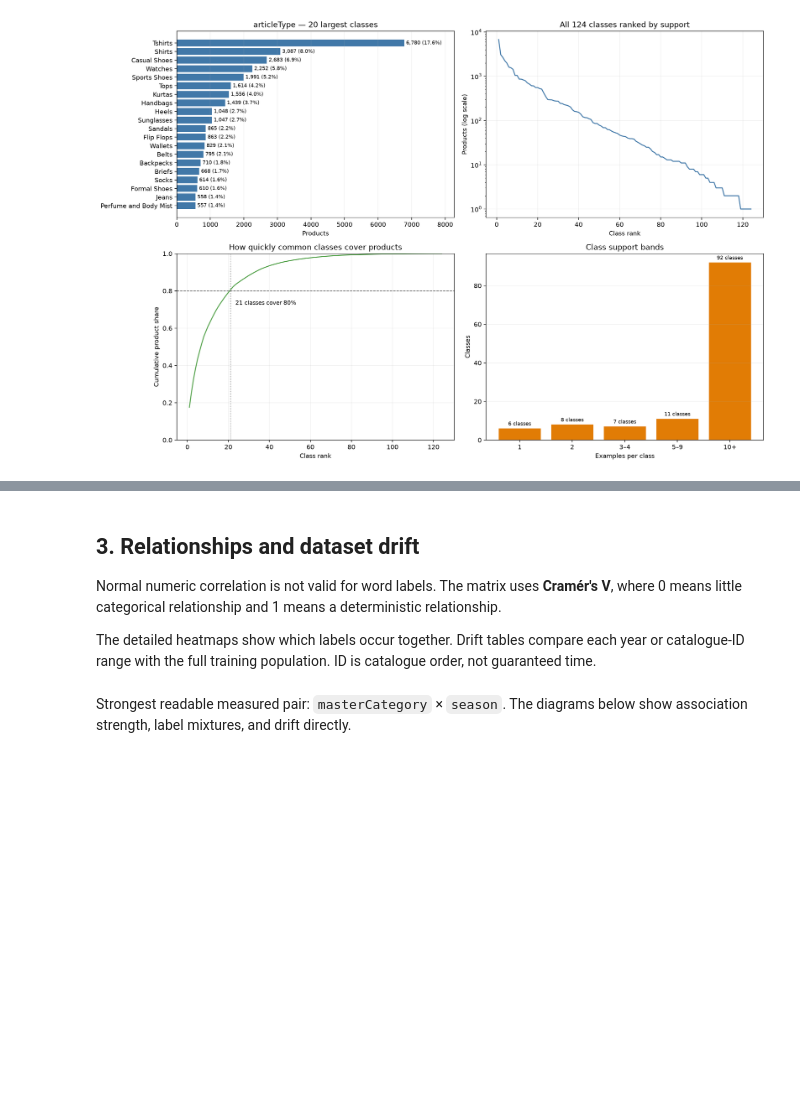
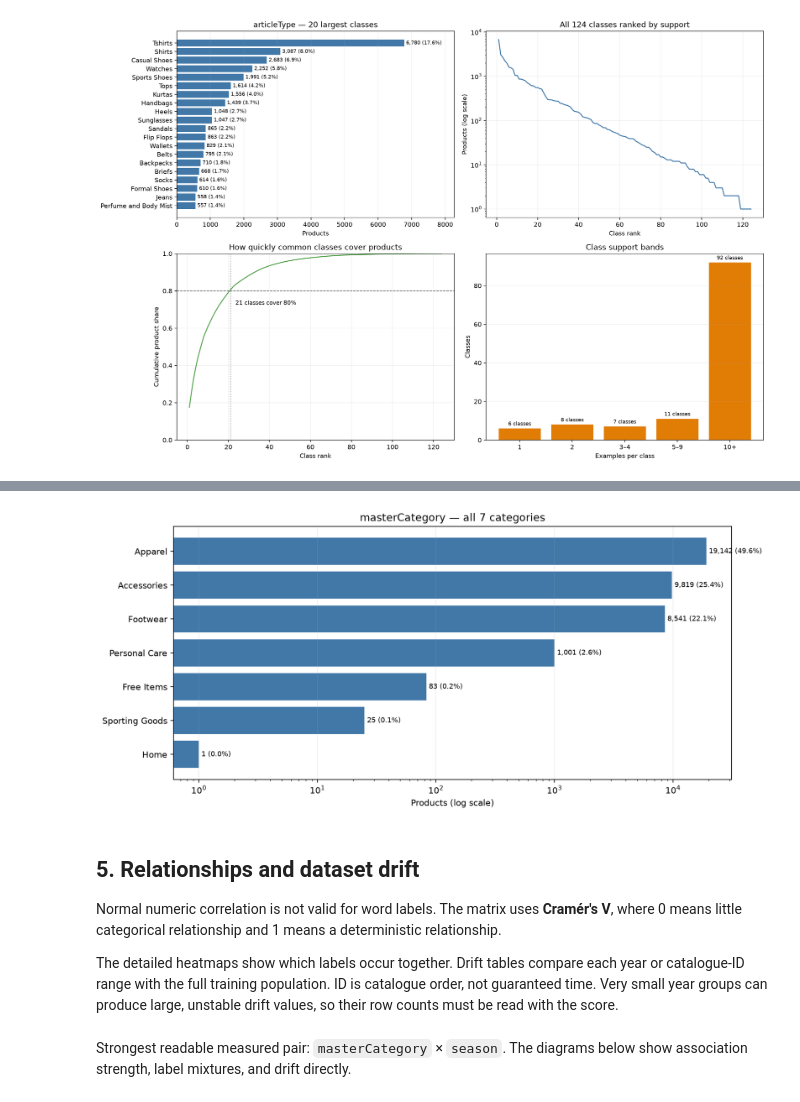
Before and after one commit to TrnLin/MLA2, a Jupyter notebook: notebooks/00_eda.ipynb, the cells around one changed output, grey strips where cells are left out. Cells and saved outputs as stored; diff of their text form; code cells hidden in the pictures; blank space fills up the shorter version.

```diff
--- a/notebooks/00_eda.ipynb
+++ b/notebooks/00_eda.ipynb
@@ -115,9 +119,13 @@ display(DisplayImage(filename=str(OUTPUT / "article-type-support.png")))
+# %%
+display(DisplayImage(filename=str(OUTPUT / "master-category-distribution.png")))
+# %% [output]
+[figure, added]
 # %% [markdown]
-## 3. Relationships and dataset drift
+## 5. Relationships and dataset drift
 
 Normal numeric correlation is not valid for word labels. The matrix uses **Cramér's V**, where 0 means little categorical relationship and 1 means a deterministic relationship.
 
-The detailed heatmaps show which labels occur together. Drift tables compare each year or catalogue-ID range with the full training population. ID is catalogue order, not guaranteed time.
+The detailed heatmaps show which labels occur together. Drift tables compare each year or catalogue-ID range with the full training population. ID is catalogue order, not guaranteed time. Very small year groups can produce large, unstable drift values, so their row counts must be read with the score.
 # %%
 associations = pd.read_csv(OUTPUT / "associations.csv", index_col=0)
 gender_usage = pd.read_csv(OUTPUT / "gender-usage.csv", index_col=0)
```
Also changed, not shown: parts of 6 cells of this notebook, 6 other files.
